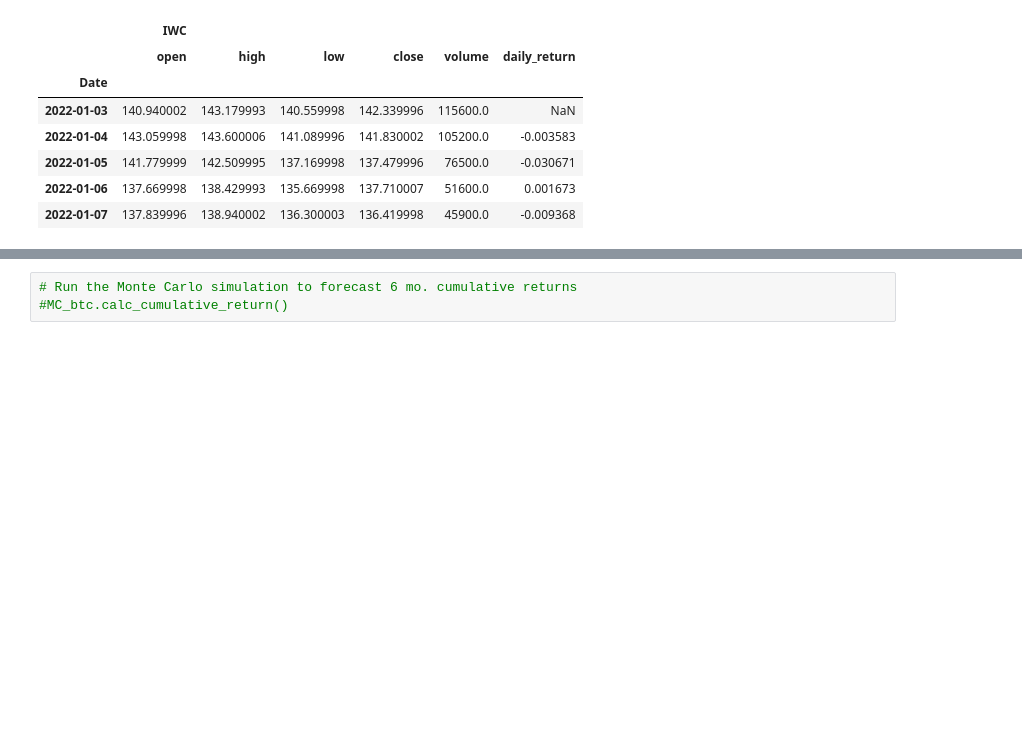
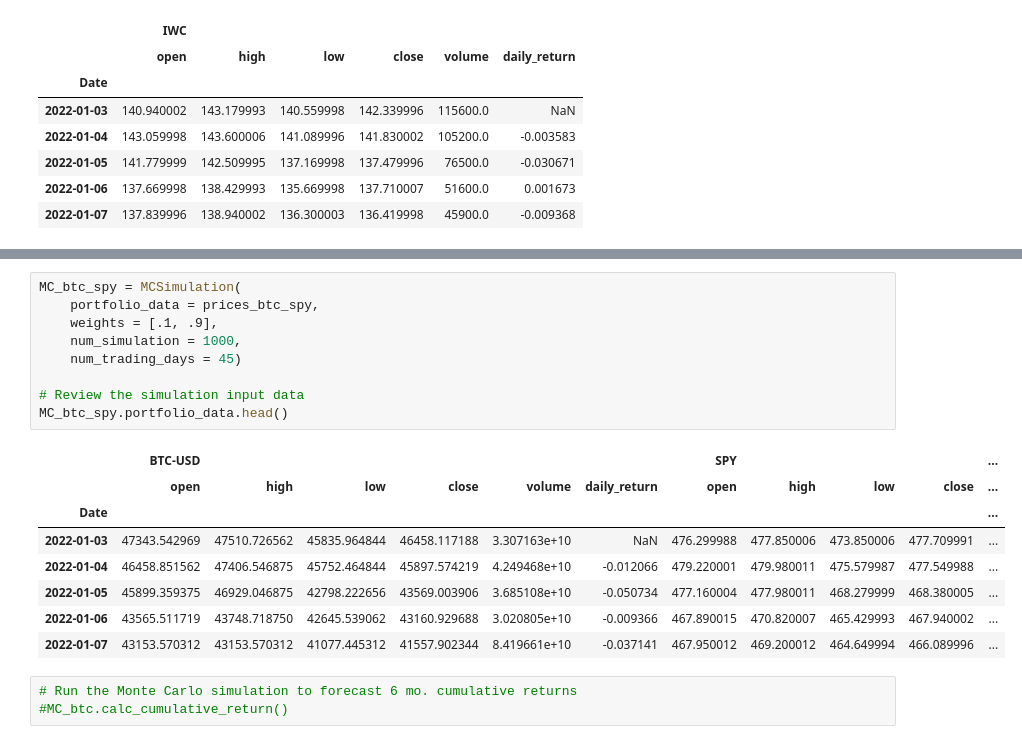
Before and after one commit to ellenicoleroberts/Crypto_SP500_Analysis, a Jupyter notebook: MonteCarlos22.ipynb, the cells around one changed output, grey strips where cells are left out. Saved outputs shown, nothing was run; the diff lists cells and outputs as text; blank space fills up the shorter version.

```diff
--- a/MonteCarlos22.ipynb
+++ b/MonteCarlos22.ipynb
@@ -506,3 +590,21 @@ MC_btc_iwc.portfolio_data.head()
+# %%
+MC_btc_spy = MCSimulation(
+    portfolio_data = prices_btc_spy,
+    weights = [.1, .9],
+    num_simulation = 1000,
+    num_trading_days = 45)
+
+# Review the simulation input data
+MC_btc_spy.portfolio_data.head()
+# %% [output]
+|  | BTC-USD |  |  |  |  |  | SPY |  |  |  | ... |
+|  | open | high | low | close | volume | daily_return | open | high | low | close | ... |
+| Date |  |  |  |  |  |  |  |  |  |  | ... |
+| 2022-01-03 | 47343.542969 | 47510.726562 | 45835.964844 | 46458.117188 | 3.307163e+10 | NaN | 476.299988 | 477.850006 | 473.850006 | 477.709991 | ... |
+| 2022-01-04 | 46458.851562 | 47406.546875 | 45752.464844 | 45897.574219 | 4.249468e+10 | -0.012066 | 479.220001 | 479.980011 | 475.579987 | 477.549988 | ... |
+| 2022-01-05 | 45899.359375 | 46929.046875 | 42798.222656 | 43569.003906 | 3.685108e+10 | -0.050734 | 477.160004 | 477.980011 | 468.279999 | 468.380005 | ... |
+| 2022-01-06 | 43565.511719 | 43748.718750 | 42645.539062 | 43160.929688 | 3.020805e+10 | -0.009366 | 467.890015 | 470.820007 | 465.429993 | 467.940002 | ... |
+| 2022-01-07 | 43153.570312 | 43153.570312 | 41077.445312 | 41557.902344 | 8.419661e+10 | -0.037141 | 467.950012 | 469.200012 | 464.649994 | 466.089996 | ... |
 # %%
 # Run the Monte Carlo simulation to forecast 6 mo. cumulative returns
 #MC_btc.calc_cumulative_return()
```
Also changed, not shown: parts of 49 cells of this notebook, 2 other files.
